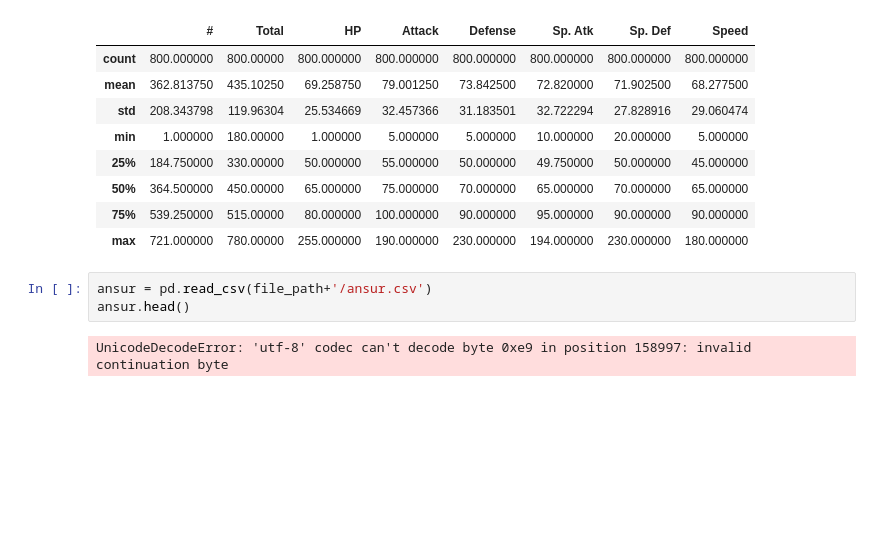
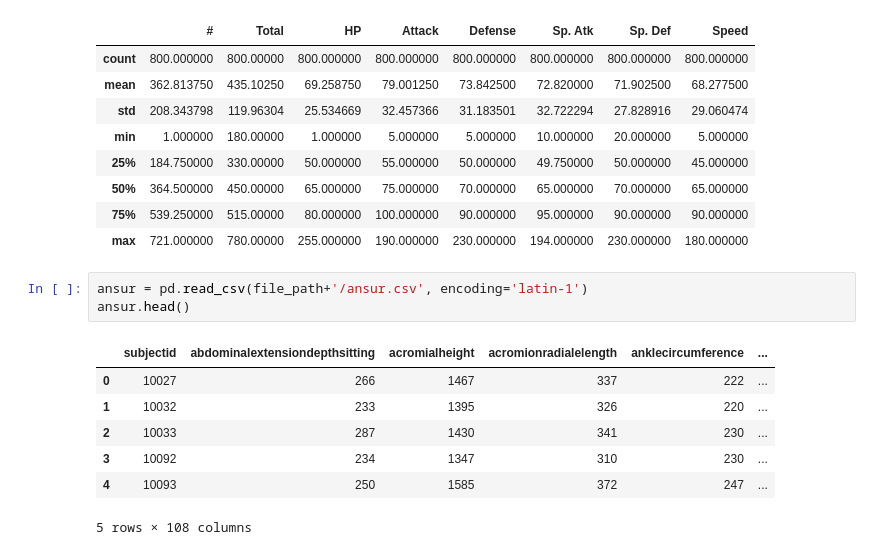
Before and after one commit to Haris-09/Python-Programming, a Jupyter notebook: Dimension_Reduction.ipynb, the cells around one changed output. Cells and saved outputs as stored; diff of their text form; blank space fills up the shorter version.

```diff
--- a/Dimension_Reduction.ipynb
+++ b/Dimension_Reduction.ipynb
@@ -133,7 +133,13 @@ display(df2)
 | 75% | 539.250000 | 515.00000 | 80.000000 | 100.000000 | 90.000000 | 95.000000 | 90.000000 | 90.000000 |
 | max | 721.000000 | 780.00000 | 255.000000 | 190.000000 | 230.000000 | 194.000000 | 230.000000 | 180.000000 |
 # %%
-ansur = pd.read_csv(file_path+'/ansur.csv')
+ansur = pd.read_csv(file_path+'/ansur.csv', encoding='latin-1')
 ansur.head()
 # %% [output]
+|  | subjectid | abdominalextensiondepthsitting | acromialheight | acromionradialelength | anklecircumference | ... |
+| 0 | 10027 | 266 | 1467 | 337 | 222 | ... |
+| 1 | 10032 | 233 | 1395 | 326 | 220 | ... |
+| 2 | 10033 | 287 | 1430 | 341 | 230 | ... |
+| 3 | 10092 | 234 | 1347 | 310 | 230 | ... |
+| 4 | 10093 | 250 | 1585 | 372 | 247 | ... |
-UnicodeDecodeError: 'utf-8' codec can't decode byte 0xe9 in position 158997: invalid continuation byte
+5 rows × 108 columns
```
Also changed, not shown: parts of 3 cells of this notebook.
